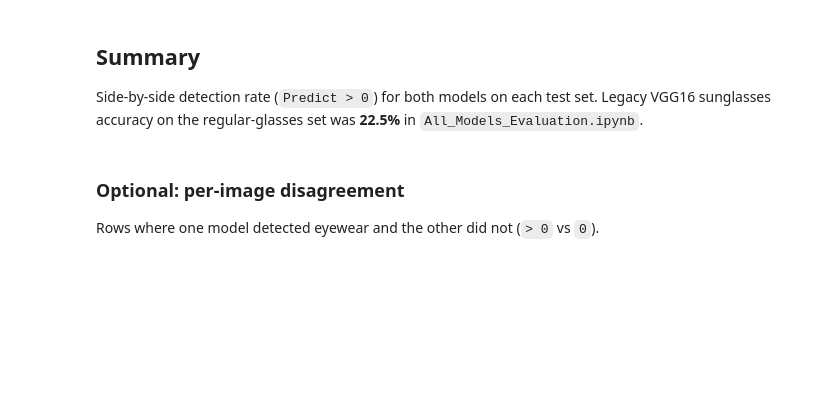
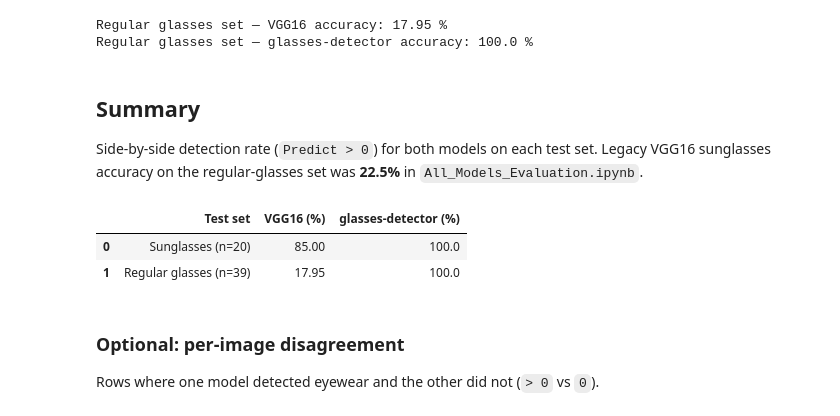
Before and after one commit to MichaelSalSail/deepfakedetection, a Jupyter notebook: testing/latest_eyewear_model_testing.ipynb, the cells around one changed output. Cells and saved outputs as stored; diff of their text form; code cells hidden in the pictures; blank space fills up the shorter version.

Commit message:
Analyzed VGG16 vs glasses detection testing results.

```diff
--- a/testing/latest_eyewear_model_testing.ipynb
+++ b/testing/latest_eyewear_model_testing.ipynb
@@ -80,10 +126,13 @@ glasses_compare_df
 # %%
-glasses_total = 40
+glasses_total = 39
 glasses_vgg16_accuracy = detection_accuracy(glasses_compare_df, "VGG16", glasses_total)
 glasses_gd_accuracy = detection_accuracy(glasses_compare_df, "glasses-detector", glasses_total)
 
 print("Regular glasses set — VGG16 accuracy:", glasses_vgg16_accuracy, "%")
 print("Regular glasses set — glasses-detector accuracy:", glasses_gd_accuracy, "%")
+# %% [output]
+Regular glasses set — VGG16 accuracy: 17.95 %
+Regular glasses set — glasses-detector accuracy: 100.0 %
 # %% [markdown]
 ## Summary
 
@@ -91,12 +140,16 @@ Side-by-side detection rate (`Predict > 0`) for both models on each test set. Le
 # %%
 summary_df = pd.DataFrame(
     {
-        "Test set": ["Sunglasses (n=20)", "Regular glasses (n=40)"],
+        "Test set": ["Sunglasses (n=20)", "Regular glasses (n=39)"],
         "VGG16 (%)": [shades_vgg16_accuracy, glasses_vgg16_accuracy],
         "glasses-detector (%)": [shades_gd_accuracy, glasses_gd_accuracy],
     }
 )
 summary_df
+# %% [output]
+|  | Test set | VGG16 (%) | glasses-detector (%) |
+| 0 | Sunglasses (n=20) | 85.00 | 100.0 |
+| 1 | Regular glasses (n=39) | 17.95 | 100.0 |
 # %% [markdown]
 ### Optional: per-image disagreement
 
```
Also changed, not shown: parts of 8 cells of this notebook.
